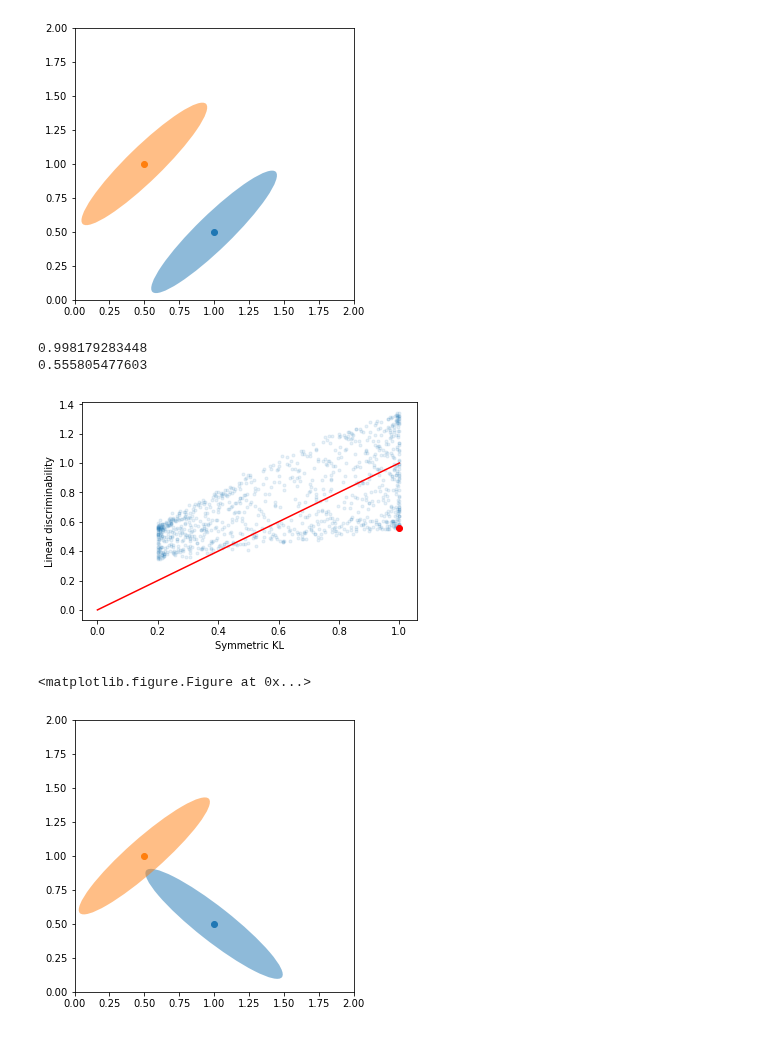
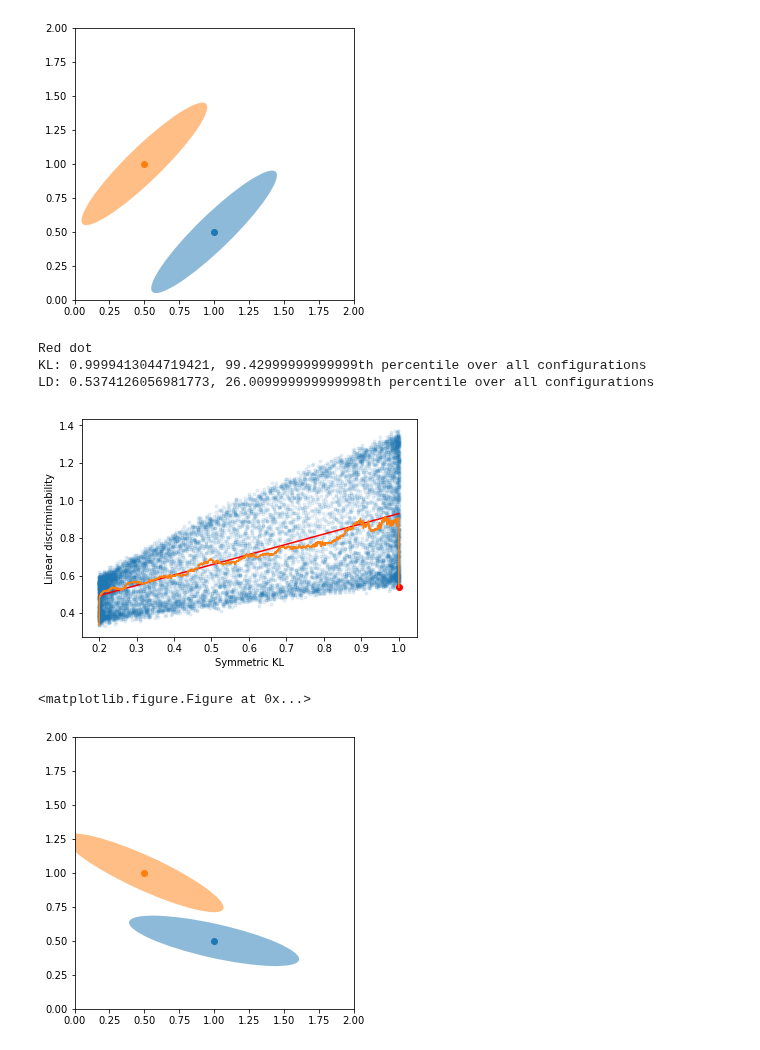
Before and after one commit to BouchardLab/noise_correlations, a Jupyter notebook: notebooks/symmetric_KL.ipynb, the cells around one changed output. Saved outputs shown, nothing was run; the diff lists cells and outputs as text; code cells hidden in the pictures.

Commit message:
comparing percentiles

```diff
--- a/notebooks/symmetric_KL.ipynb
+++ b/notebooks/symmetric_KL.ipynb
@@ -60,13 +63,14 @@ plot_elipses(mu0, sigma0, mu1, sigma1)
 # %% [output]
 [figure]
 # %%
-n = 10000
+draws = 10000
+LD_samples = 10000
 new = []
 old = []
 sigma0s = []
 sigma1s = []
 
-for ii in range(1000):
+for ii in range(draws):
     a0 = 2. * np.pi * np.random.rand()
     R0 = np.array([[np.cos(a0), np.sin(a0)], [-np.sin(a0), np.cos(a0)]])
     sigma0_p = R0.dot(sigma0).dot(R0.T)
@@ -74,29 +78,46 @@ for ii in range(1000):
     R1 = np.array([[np.cos(a1), np.sin(a1)], [-np.sin(a1), np.cos(a1)]])
     sigma1_p = R1.dot(sigma1).dot(R1.T)
     new.append(mv_normal_jeffreys(mu0, sigma1_p, mu1, sigma1_p))
-    x0 = np.random.multivariate_normal(mu0, sigma0_p, size=n)
-    x1 = np.random.multivariate_normal(mu1, sigma1_p, size=n)
+    x0 = np.random.multivariate_normal(mu0, sigma0_p, size=LD_samples)
+    x1 = np.random.multivariate_normal(mu1, sigma1_p, size=LD_samples)
     old.append(linear_discriminability_data(x0, x1))
     sigma0s.append(sigma0_p)
     sigma1s.append(sigma1_p)
+new = np.array(new)
+idxs = np.argsort(new)
+new = new[idxs]
+old = np.array(old)[idxs]
+
+new_percentile = np.zeros_like(new)
+old_percentile = np.zeros_like(old)
+for ii in range(draws):
+    new_percentile[ii] = percentileofscore(new, new[ii])
+    old_percentile[ii] = percentileofscore(old, old[ii])
 # %%
 f = plt.figure()
 plt.scatter(new, old, marker='.', alpha=.1)
-plt.plot([0, 1], [0, 1], 'r')
+model = LinearRegression().fit(new[:,np.newaxis], old[:,np.newaxis])
+xmin = new.min()
+xmax = new.max()
+m = np.squeeze(model.coef_)
+b = np.squeeze(model.intercept_)
+plt.plot([xmin, xmax], [m * xmin + b, m * xmax + b], 'r')
+plt.plot(new, medfilt(old, 501), c=u'#ff7f0e')
 plt.xlabel('Symmetric KL')
 plt.ylabel('Linear discriminability')
 
-diff = abs(np.array(new) - np.array(old))
-idx = diff.argmax()
+idx = abs(old_percentile - new_percentile).argmax()
 plt.scatter(new[idx], old[idx], c='r')
 
 f = plt.figure()
 plot_elipses(mu0, sigma0s[idx], mu1, sigma1s[idx])
-print(new[idx])
-print(old[idx])
+print('Red dot')
+print("KL: {}, {}th percentile over all configurations".format(new[idx], percentileofscore(new, new[idx])))
+print("LD: {}, {}th percentile over all configurations".format(old[idx], percentileofscore(old, old[idx])))
 # %% [output]
-0.998179283448
-0.555805477603
+Red dot
+KL: 0.9999413044719421, 99.42999999999999th percentile over all configurations
+LD: 0.5374126056981773, 26.009999999999998th percentile over all configurations
-[figure, old version]
+[figure, new version]
 <matplotlib.figure.Figure at 0x...>
-[figure, old version]
+[figure, new version]
```
Also changed, not shown: parts of 1 cell of this notebook.
